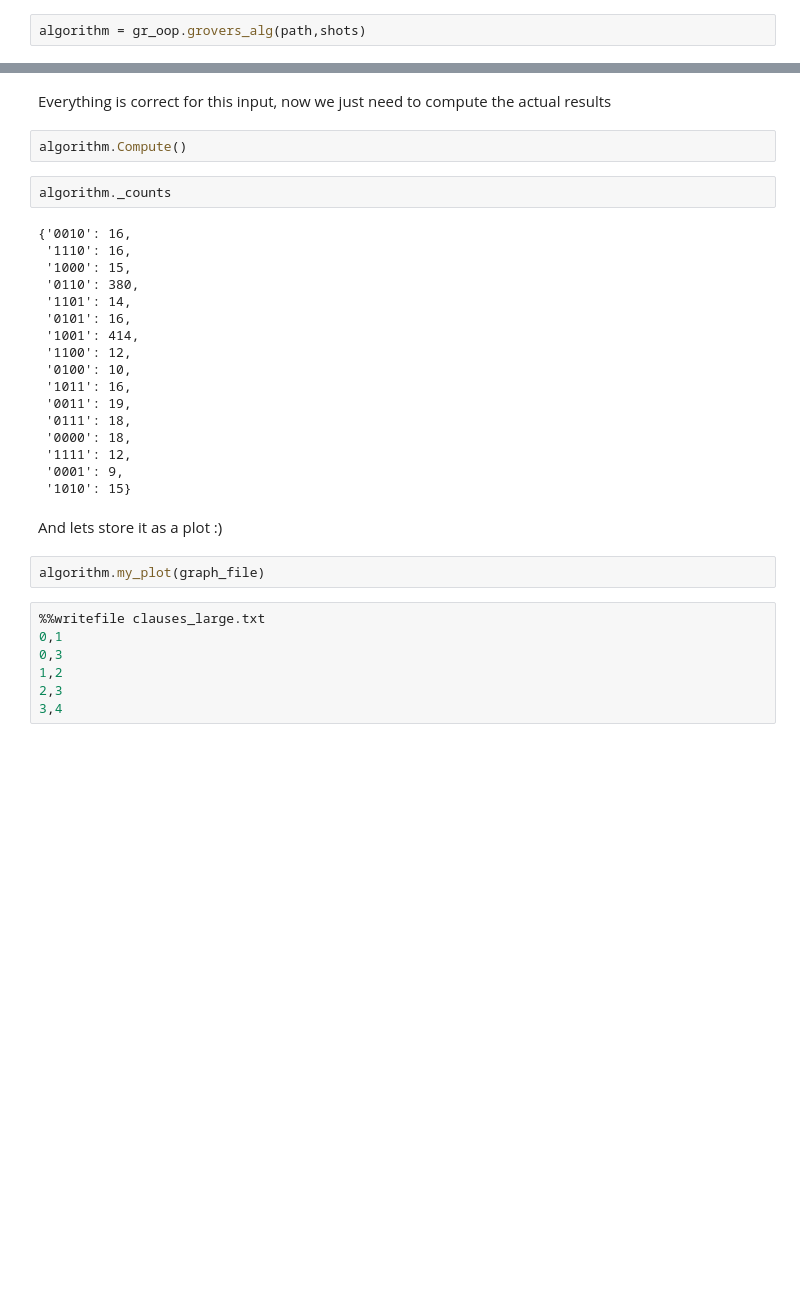
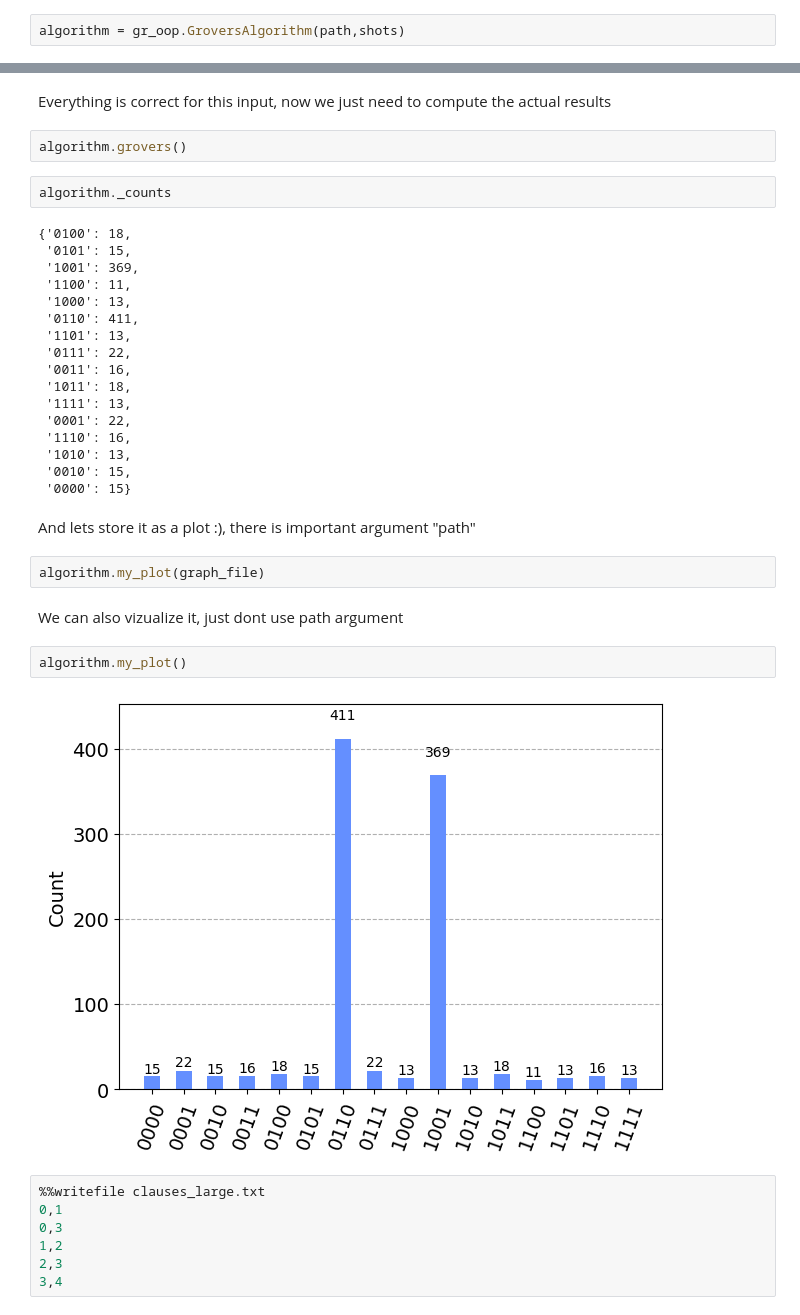
Before and after one commit to HLI0026/Bachelors, a Jupyter notebook: examples.ipynb, the cells around one changed output, grey strips where cells are left out. Saved outputs shown, nothing was run; the diff lists cells and outputs as text; blank space fills up the shorter version.

```diff
--- a/examples.ipynb
+++ b/examples.ipynb
@@ -19,7 +19,7 @@ shots = 1000
 # %% [markdown]
 In the next step, we are going to parse the input and store information in variables inside our instance
 # %%
-algorithm = gr_oop.grovers_alg(path,shots)
+algorithm = gr_oop.GroversAlgorithm(path,shots)
 # %% [markdown]
 Lets check, what we have inside
 # %%
@@ -101,30 +101,36 @@ q_3: ┤ Z ├─────┤ X ├┤ Z ├─────
 # %% [markdown]
 Everything is correct for this input, now we just need to compute the actual results
 # %%
-algorithm.Compute()
+algorithm.grovers()
 # %%
 algorithm._counts
 # %% [output]
-{'0010': 16,
+{'0100': 18,
+ '0101': 15,
+ '1001': 369,
+ '1100': 11,
+ '1000': 13,
+ '0110': 411,
+ '1101': 13,
+ '0111': 22,
+ '0011': 16,
+ '1011': 18,
+ '1111': 13,
+ '0001': 22,
  '1110': 16,
- '1000': 15,
- '0110': 380,
- '1101': 14,
- '0101': 16,
- '1001': 414,
- '1100': 12,
- '0100': 10,
- '1011': 16,
- '0011': 19,
- '0111': 18,
- '0000': 18,
- '1111': 12,
- '0001': 9,
- '1010': 15}
+ '1010': 13,
+ '0010': 15,
+ '0000': 15}
 # %% [markdown]
-And lets store it as a plot :)
+And lets store it as a plot :), there is important argument "path"
 # %%
 algorithm.my_plot(graph_file)
+# %% [markdown]
+We can also vizualize it, just dont use path argument
+# %%
+algorithm.my_plot()
+# %% [output]
+[figure, added]
 # %%
 %%writefile clauses_large.txt
 0,1
```
Also changed, not shown: parts of 6 cells of this notebook, 1 other file.
